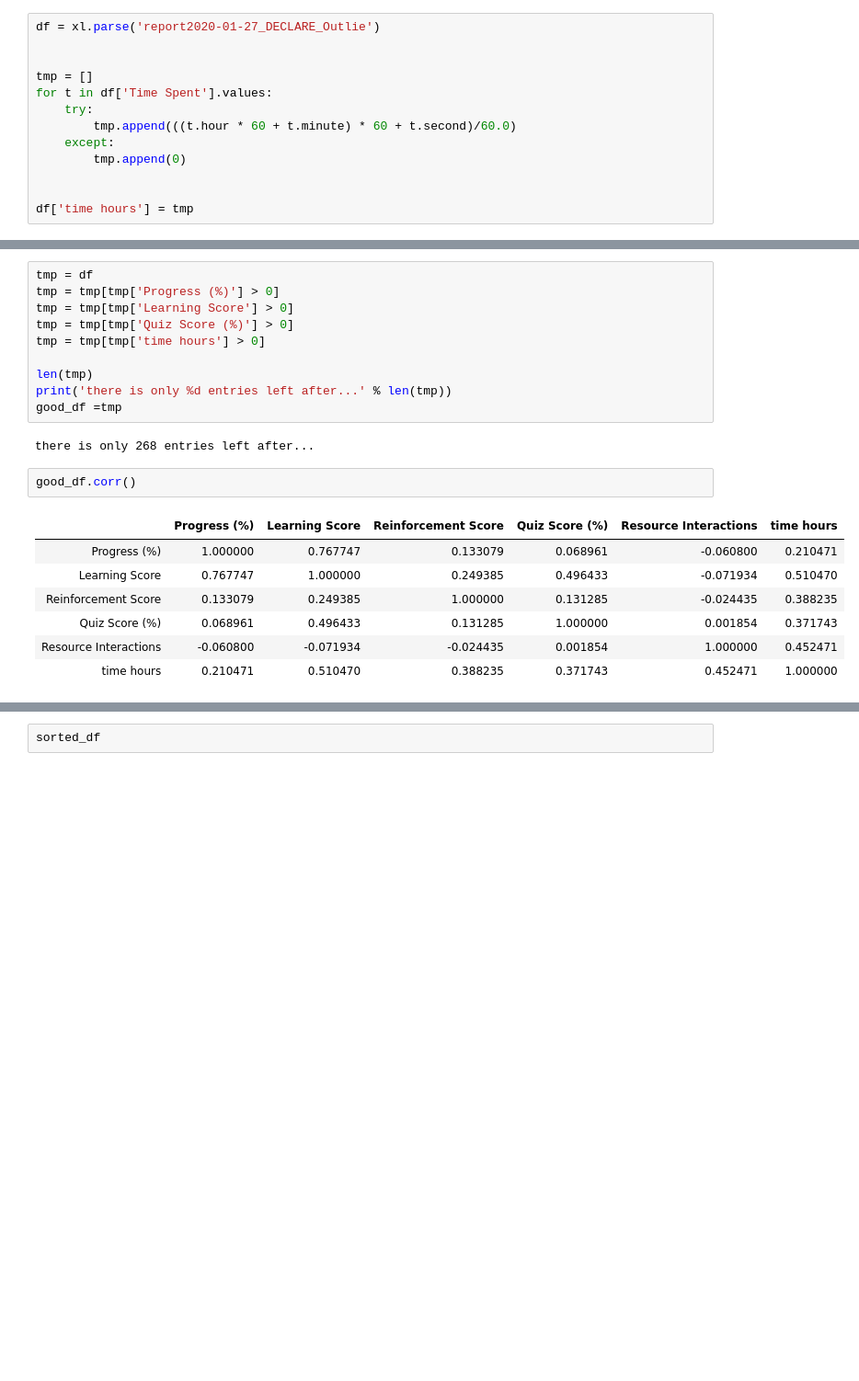
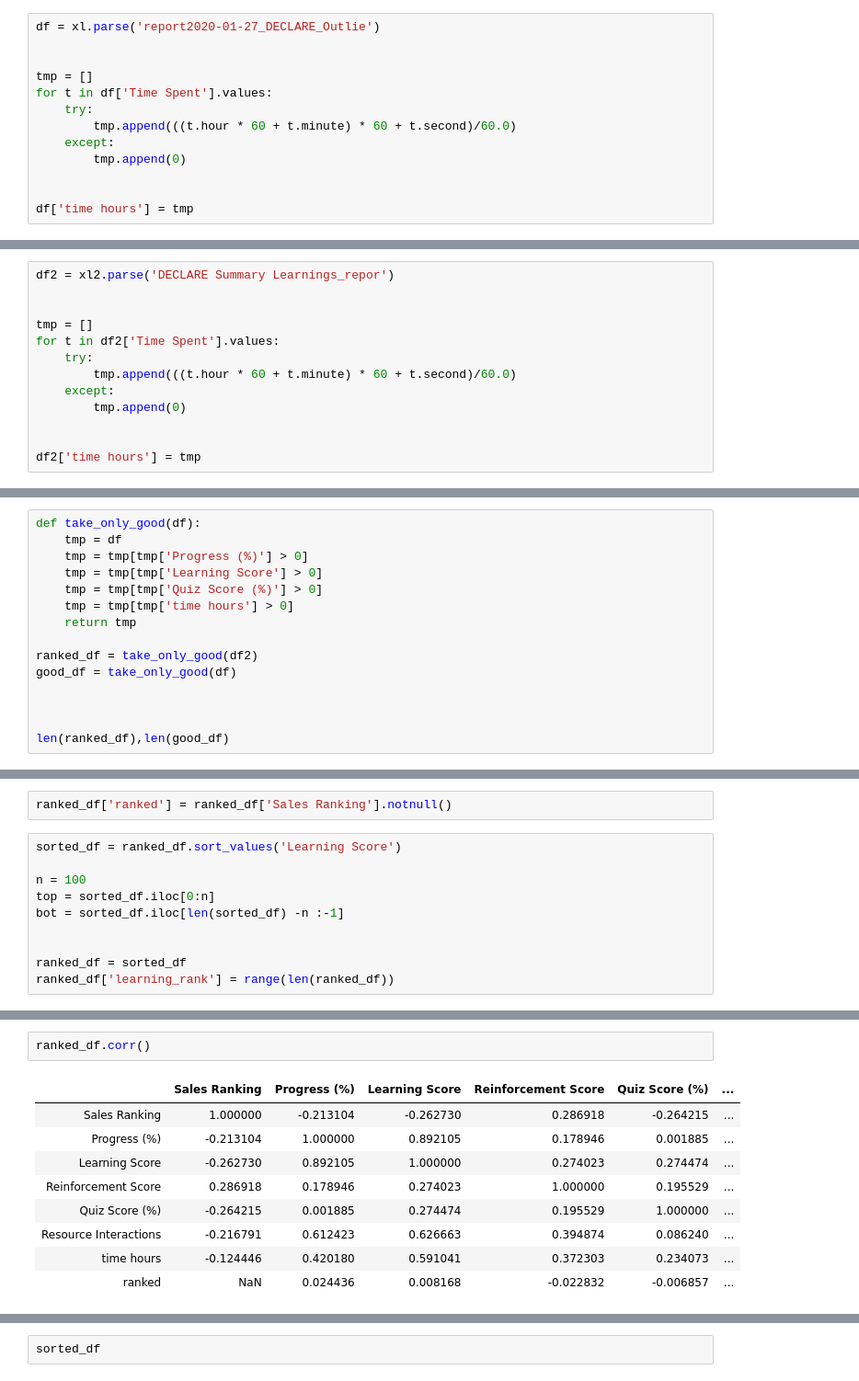
Before and after one commit to Krebbet/for_mrigank, a Jupyter notebook: simple exploration plots.ipynb, the cells around one changed output, grey strips where cells are left out. Shown: that part at 92% size. Saved outputs shown, nothing was run; the diff lists cells and outputs as text; blank space fills up the shorter version.

```diff
--- a/simple exploration plots.ipynb
+++ b/simple exploration plots.ipynb
@@ -56 +63,14 @@ df.head(100)
+# %%
+df2 = xl2.parse('DECLARE Summary Learnings_repor')
+
+
+tmp = []
+for t in df2['Time Spent'].values:
+    try:
+        tmp.append(((t.hour * 60 + t.minute) * 60 + t.second)/60.0)
+    except:
+        tmp.append(0)
+
+
+df2['time hours'] = tmp
 # %%
@@ -62,0 +80,15 @@ bottom100 = df.iloc[len(df) -100 :-1]
+# %%
+def take_only_good(df):
+    tmp = df
+    tmp = tmp[tmp['Progress (%)'] > 0]
+    tmp = tmp[tmp['Learning Score'] > 0]
+    tmp = tmp[tmp['Quiz Score (%)'] > 0]
+    tmp = tmp[tmp['time hours'] > 0]
+    return tmp
+
+ranked_df = take_only_good(df2)
+good_df = take_only_good(df)
+
+
+
+len(ranked_df),len(good_df)
@@ -63 +121,13 @@ bottom100 = df.iloc[len(df) -100 :-1]
+# %%
+ranked_df['ranked'] = ranked_df['Sales Ranking'].notnull()
+# %%
+sorted_df = ranked_df.sort_values('Learning Score')
+
+n = 100
+top = sorted_df.iloc[0:n]
+bot = sorted_df.iloc[len(sorted_df) -n :-1]
+
+
+ranked_df = sorted_df
+ranked_df['learning_rank'] = range(len(ranked_df))
 # %%
@@ -76,23 +149,13 @@ Last Activity Date
-# %%
-tmp = df
-tmp = tmp[tmp['Progress (%)'] > 0]
-tmp = tmp[tmp['Learning Score'] > 0]
-tmp = tmp[tmp['Quiz Score (%)'] > 0]
-tmp = tmp[tmp['time hours'] > 0]
-
-len(tmp)
-print('there is only %d entries left after...' % len(tmp))
-good_df =tmp
-# %% [output]
-there is only 268 entries left after...
 # %%
-good_df.corr()
+ranked_df.corr()
 # %% [output]
-|  | Progress (%) | Learning Score | Reinforcement Score | Quiz Score (%) | Resource Interactions | time hours |
-| Progress (%) | 1.000000 | 0.767747 | 0.133079 | 0.068961 | -0.060800 | 0.210471 |
-| Learning Score | 0.767747 | 1.000000 | 0.249385 | 0.496433 | -0.071934 | 0.510470 |
-| Reinforcement Score | 0.133079 | 0.249385 | 1.000000 | 0.131285 | -0.024435 | 0.388235 |
-| Quiz Score (%) | 0.068961 | 0.496433 | 0.131285 | 1.000000 | 0.001854 | 0.371743 |
-| Resource Interactions | -0.060800 | -0.071934 | -0.024435 | 0.001854 | 1.000000 | 0.452471 |
-| time hours | 0.210471 | 0.510470 | 0.388235 | 0.371743 | 0.452471 | 1.000000 |
+|  | Sales Ranking | Progress (%) | Learning Score | Reinforcement Score | Quiz Score (%) | ... |
+| Sales Ranking | 1.000000 | -0.213104 | -0.262730 | 0.286918 | -0.264215 | ... |
+| Progress (%) | -0.213104 | 1.000000 | 0.892105 | 0.178946 | 0.001885 | ... |
+| Learning Score | -0.262730 | 0.892105 | 1.000000 | 0.274023 | 0.274474 | ... |
+| Reinforcement Score | 0.286918 | 0.178946 | 0.274023 | 1.000000 | 0.195529 | ... |
+| Quiz Score (%) | -0.264215 | 0.001885 | 0.274474 | 0.195529 | 1.000000 | ... |
+| Resource Interactions | -0.216791 | 0.612423 | 0.626663 | 0.394874 | 0.086240 | ... |
+| time hours | -0.124446 | 0.420180 | 0.591041 | 0.372303 | 0.234073 | ... |
+| ranked | NaN | 0.024436 | 0.008168 | -0.022832 | -0.006857 | ... |
 # %%
```
Also changed, not shown: parts of 19 cells of this notebook.
